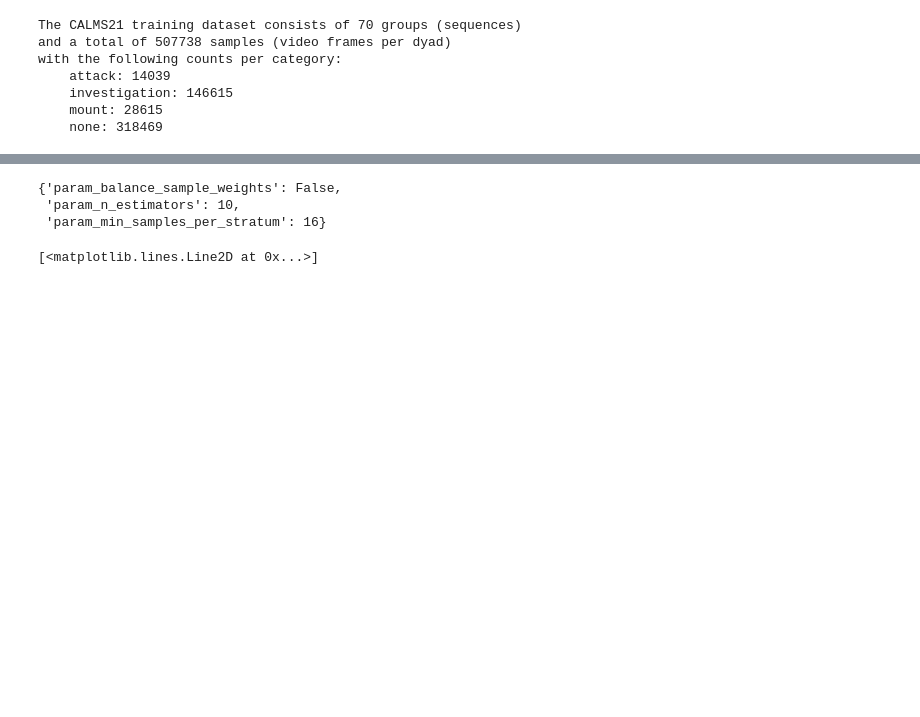
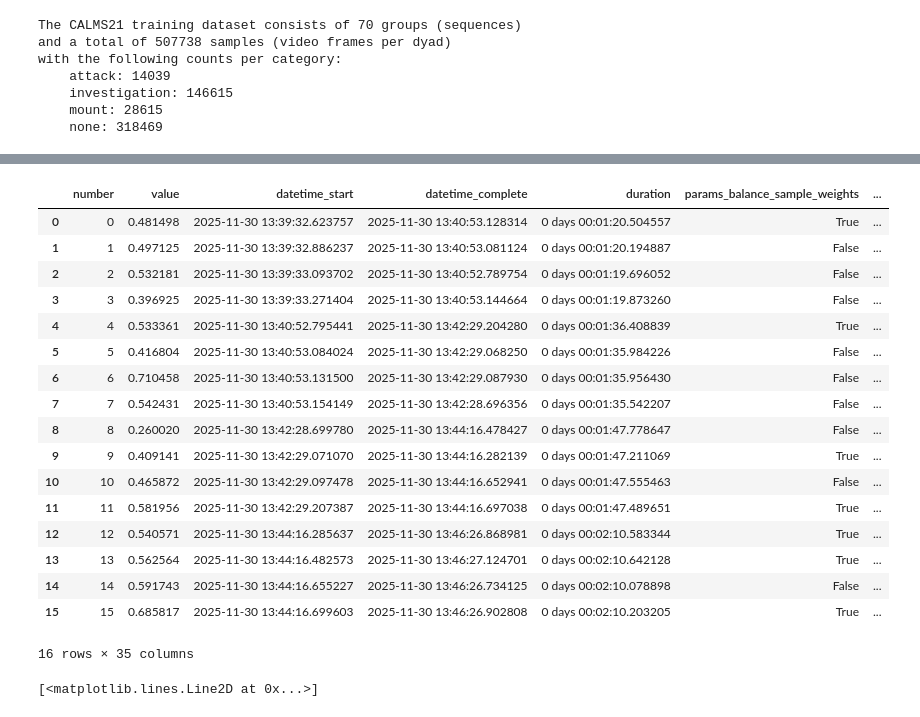
Before and after one commit to pnuehrenberg/vassi, a Jupyter notebook: examples/CALMS21/minimal_example-Copy1.ipynb, the cells around one changed output, grey strips where cells are left out. Drawn from its saved outputs; the diff is of its cells as text; code cells hidden in the pictures; blank space fills up the shorter version.

```diff
--- a/examples/CALMS21/minimal_example-Copy1.ipynb
+++ b/examples/CALMS21/minimal_example-Copy1.ipynb
@@ -104,17 +105,17 @@ from vassi.classification.optimization import run_optuna_hyperparameter_search,
 # %%
-from scripts.helpers import parameter_space, sampling_function, postprocessing_function
+%%time
 
 study = run_optuna_hyperparameter_search(
     ad,
     extractor,
     XGBClassifier,
     parameter_space,
-    num_trials=4,
+    num_trials=8,
     k=5,
     sampling_function=sampling_function,
     postprocessing_function=postprocessing_function,
     scoring_function=macro_f1_all_levels,
-    n_jobs=4,
+    n_jobs=1,
     random_state=1,
 )
 # %% [output]
@@ -137,9 +159,24 @@ parse(parameter_space, summarize_study(study))
 # %%
-summarize_study(study)
+study.trials_dataframe()
 # %% [output]
+|  | number | value | datetime_start | datetime_complete | duration | params_balance_sample_weights | ... |
+| 0 | 0 | 0.481498 | 2025-11-30 13:39:32.623757 | 2025-11-30 13:40:53.128314 | 0 days 00:01:20.504557 | True | ... |
+| 1 | 1 | 0.497125 | 2025-11-30 13:39:32.886237 | 2025-11-30 13:40:53.081124 | 0 days 00:01:20.194887 | False | ... |
+| 2 | 2 | 0.532181 | 2025-11-30 13:39:33.093702 | 2025-11-30 13:40:52.789754 | 0 days 00:01:19.696052 | False | ... |
+| 3 | 3 | 0.396925 | 2025-11-30 13:39:33.271404 | 2025-11-30 13:40:53.144664 | 0 days 00:01:19.873260 | False | ... |
+| 4 | 4 | 0.533361 | 2025-11-30 13:40:52.795441 | 2025-11-30 13:42:29.204280 | 0 days 00:01:36.408839 | True | ... |
+| 5 | 5 | 0.416804 | 2025-11-30 13:40:53.084024 | 2025-11-30 13:42:29.068250 | 0 days 00:01:35.984226 | False | ... |
+| 6 | 6 | 0.710458 | 2025-11-30 13:40:53.131500 | 2025-11-30 13:42:29.087930 | 0 days 00:01:35.956430 | False | ... |
+| 7 | 7 | 0.542431 | 2025-11-30 13:40:53.154149 | 2025-11-30 13:42:28.696356 | 0 days 00:01:35.542207 | False | ... |
+| 8 | 8 | 0.260020 | 2025-11-30 13:42:28.699780 | 2025-11-30 13:44:16.478427 | 0 days 00:01:47.778647 | False | ... |
+| 9 | 9 | 0.409141 | 2025-11-30 13:42:29.071070 | 2025-11-30 13:44:16.282139 | 0 days 00:01:47.211069 | True | ... |
+| 10 | 10 | 0.465872 | 2025-11-30 13:42:29.097478 | 2025-11-30 13:44:16.652941 | 0 days 00:01:47.555463 | False | ... |
+| 11 | 11 | 0.581956 | 2025-11-30 13:42:29.207387 | 2025-11-30 13:44:16.697038 | 0 days 00:01:47.489651 | True | ... |
+| 12 | 12 | 0.540571 | 2025-11-30 13:44:16.285637 | 2025-11-30 13:46:26.868981 | 0 days 00:02:10.583344 | True | ... |
+| 13 | 13 | 0.562564 | 2025-11-30 13:44:16.482573 | 2025-11-30 13:46:27.124701 | 0 days 00:02:10.642128 | True | ... |
+| 14 | 14 | 0.591743 | 2025-11-30 13:44:16.655227 | 2025-11-30 13:46:26.734125 | 0 days 00:02:10.078898 | False | ... |
+| 15 | 15 | 0.685817 | 2025-11-30 13:44:16.699603 | 2025-11-30 13:46:26.902808 | 0 days 00:02:10.203205 | True | ... |
-{'param_balance_sample_weights': False,
- 'param_n_estimators': 10,
- 'param_min_samples_per_stratum': 16}
+16 rows × 35 columns
 # %%
 import matplotlib.pyplot as plt
 
```
Also changed, not shown: parts of 4 cells of this notebook, 8 other files.
